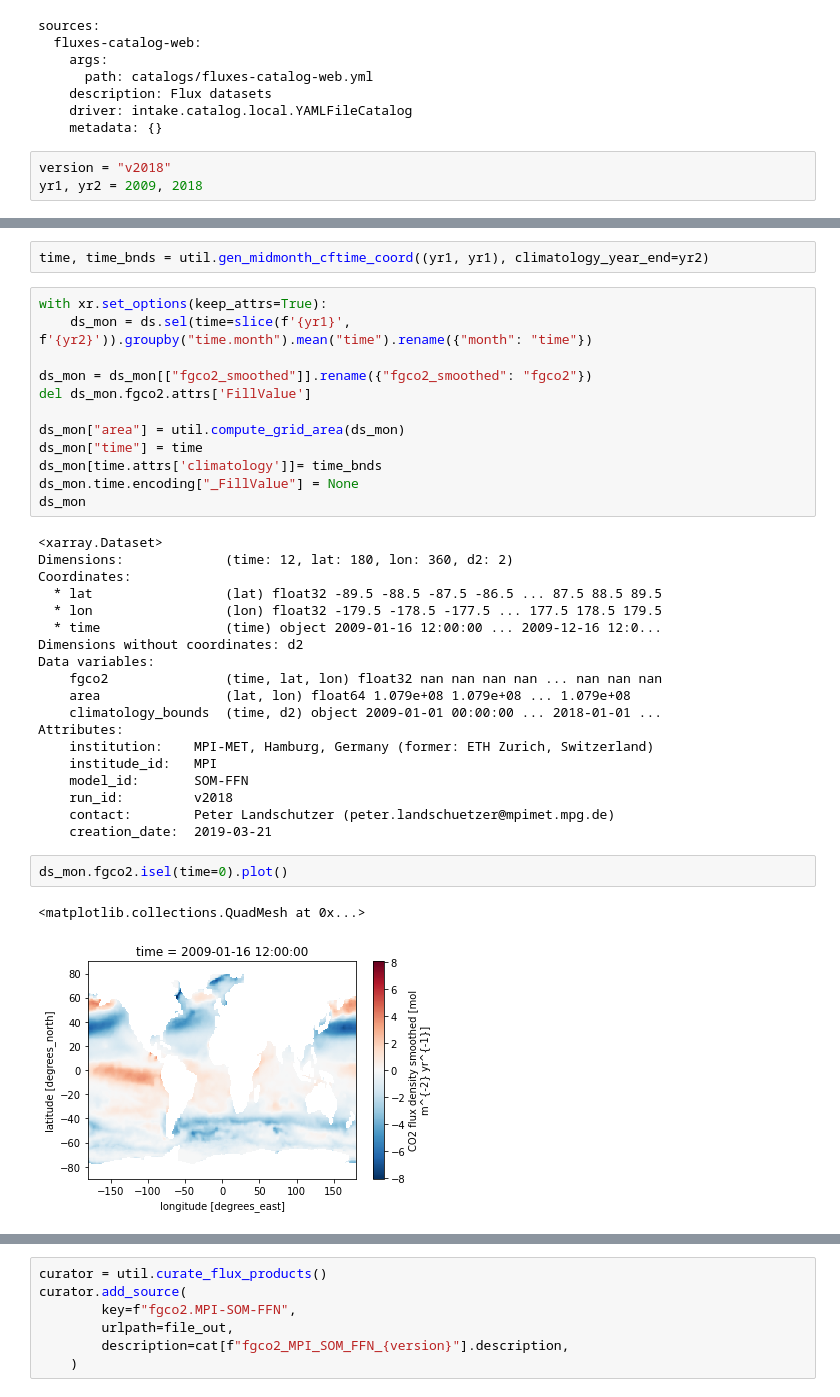
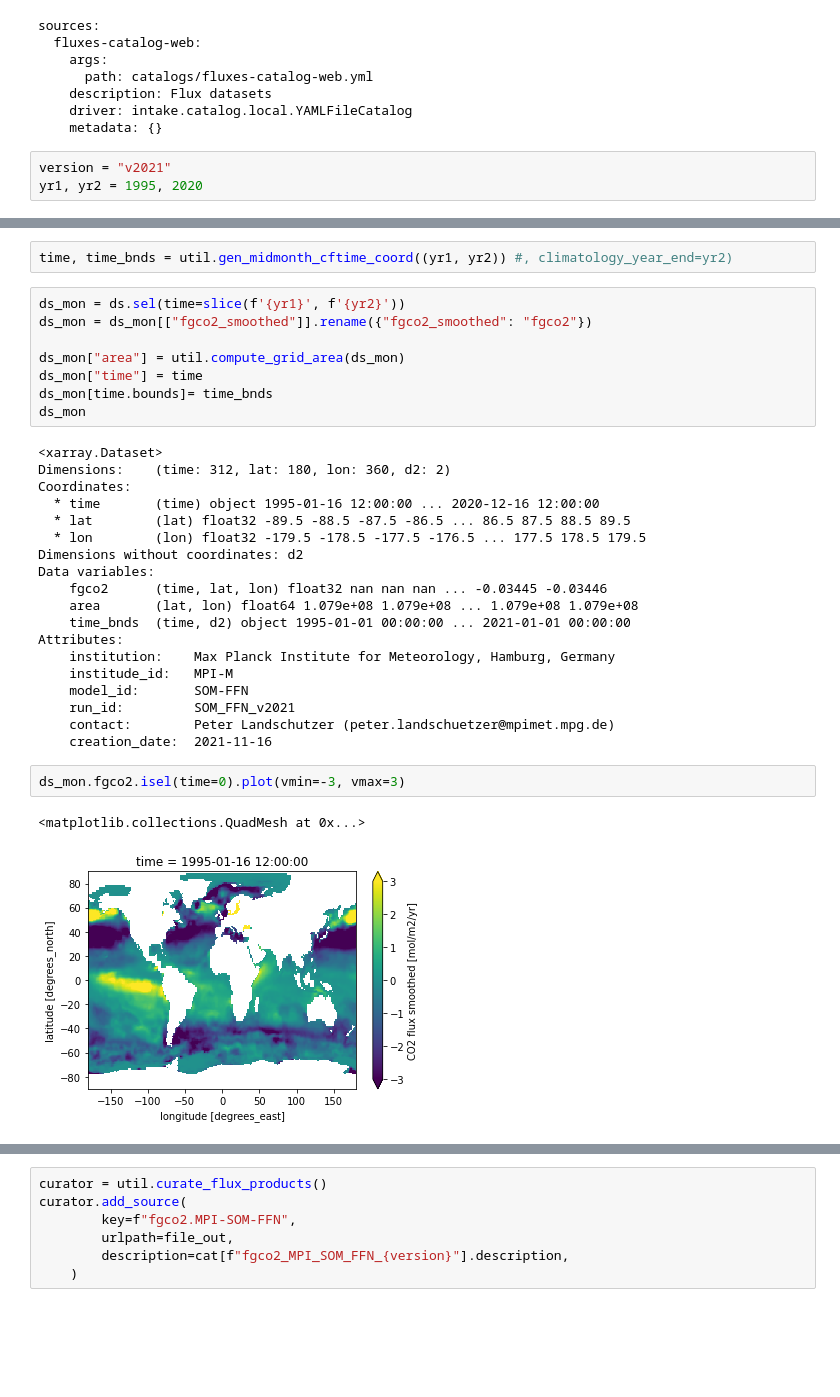
Before and after one commit to matt-long/sno-analysis, a Jupyter notebook: notebooks/_fgco2_som_ffn.ipynb, the cells around one changed output, grey strips where cells are left out. Saved outputs shown, nothing was run; the diff lists cells and outputs as text; blank space fills up the shorter version.

```diff
--- a/notebooks/_fgco2_som_ffn.ipynb
+++ b/notebooks/_fgco2_som_ffn.ipynb
@@ -23,8 +23,8 @@ sources:
     driver: intake.catalog.local.YAMLFileCatalog
     metadata: {}
 # %%
-version = "v2018"
-yr1, yr2 = 2009, 2018
+version = "v2021"
+yr1, yr2 = 1995, 2020
 # %%
 ds = cat[f"fgco2_MPI_SOM_FFN_{version}"].to_dask().compute()
 ds
@@ -49,41 +69,37 @@ Data variables: (12/14)
 # %%
-time, time_bnds = util.gen_midmonth_cftime_coord((yr1, yr1), climatology_year_end=yr2)
+time, time_bnds = util.gen_midmonth_cftime_coord((yr1, yr2)) #, climatology_year_end=yr2)
 # %%
-with xr.set_options(keep_attrs=True):
-    ds_mon = ds.sel(time=slice(f'{yr1}', f'{yr2}')).groupby("time.month").mean("time").rename({"month": "time"})
-
+ds_mon = ds.sel(time=slice(f'{yr1}', f'{yr2}'))
 ds_mon = ds_mon[["fgco2_smoothed"]].rename({"fgco2_smoothed": "fgco2"})
-del ds_mon.fgco2.attrs['FillValue']
 
 ds_mon["area"] = util.compute_grid_area(ds_mon)
 ds_mon["time"] = time
-ds_mon[time.attrs['climatology']]= time_bnds
-ds_mon.time.encoding["_FillValue"] = None
+ds_mon[time.bounds]= time_bnds
 ds_mon
 # %% [output]
 <xarray.Dataset>
-Dimensions:             (time: 12, lat: 180, lon: 360, d2: 2)
+Dimensions:    (time: 312, lat: 180, lon: 360, d2: 2)
 Coordinates:
-  * lat                 (lat) float32 -89.5 -88.5 -87.5 -86.5 ... 87.5 88.5 89.5
-  * lon                 (lon) float32 -179.5 -178.5 -177.5 ... 177.5 178.5 179.5
-  * time                (time) object 2009-01-16 12:00:00 ... 2009-12-16 12:0...
+  * time       (time) object 1995-01-16 12:00:00 ... 2020-12-16 12:00:00
+  * lat        (lat) float32 -89.5 -88.5 -87.5 -86.5 ... 86.5 87.5 88.5 89.5
+  * lon        (lon) float32 -179.5 -178.5 -177.5 -176.5 ... 177.5 178.5 179.5
 Dimensions without coordinates: d2
 Data variables:
-    fgco2               (time, lat, lon) float32 nan nan nan nan ... nan nan nan
-    area                (lat, lon) float64 1.079e+08 1.079e+08 ... 1.079e+08
-    climatology_bounds  (time, d2) object 2009-01-01 00:00:00 ... 2018-01-01 ...
+    fgco2      (time, lat, lon) float32 nan nan nan ... -0.03445 -0.03446
+    area       (lat, lon) float64 1.079e+08 1.079e+08 ... 1.079e+08 1.079e+08
+    time_bnds  (time, d2) object 1995-01-01 00:00:00 ... 2021-01-01 00:00:00
 Attributes:
-    institution:    MPI-MET, Hamburg, Germany (former: ETH Zurich, Switzerland)
-    institude_id:   MPI
+    institution:    Max Planck Institute for Meteorology, Hamburg, Germany
+    institude_id:   MPI-M
     model_id:       SOM-FFN
-    run_id:         v2018
+    run_id:         SOM_FFN_v2021
     contact:        Peter Landschutzer (peter.landschuetzer@mpimet.mpg.de)
-    creation_date:  2019-03-21
+    creation_date:  2021-11-16
 # %%
-ds_mon.fgco2.isel(time=0).plot()
+ds_mon.fgco2.isel(time=0).plot(vmin=-3, vmax=3)
 # %% [output]
 <matplotlib.collections.QuadMesh at 0x...>
-[figure, old version]
+[figure, new version]
 # %%
 peryr_to_pers = 1. / 365. / 86400.
 
```
Also changed, not shown: parts of 4 cells of this notebook, 8 other files.
